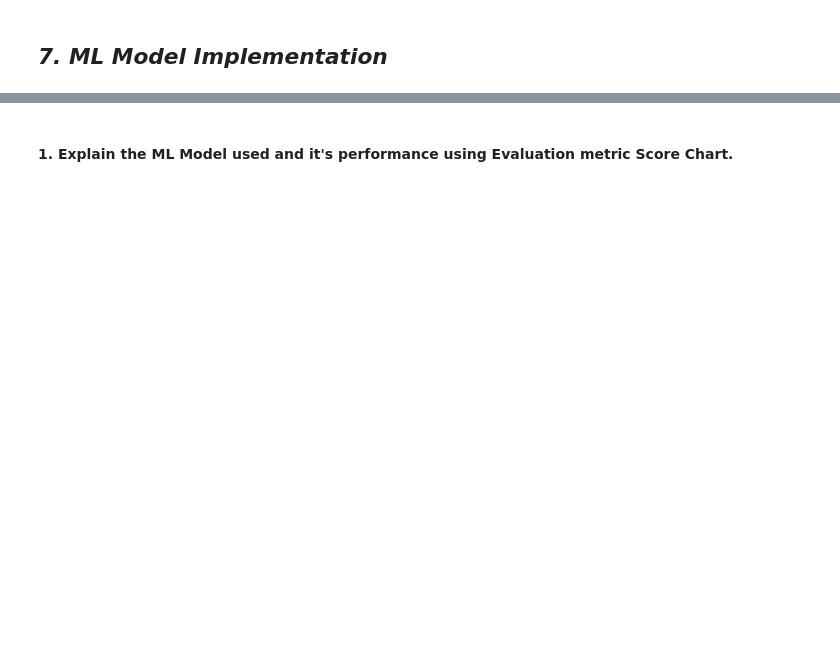
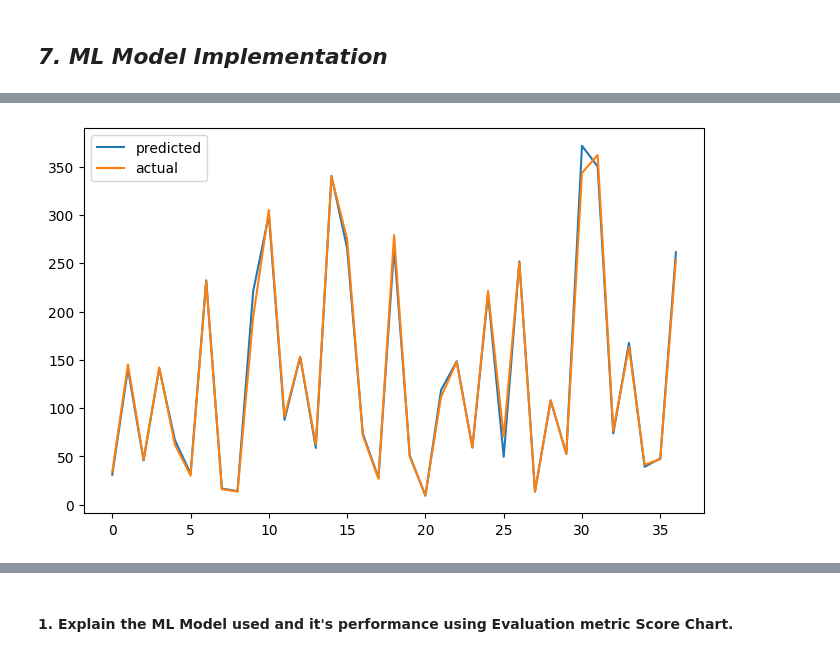
Before and after one commit to dipali-solake/Machine-learning, a Jupyter notebook: Yes_Bank_Stock_Closing_Price_prediction.ipynb, the cells around one changed output, grey strips where cells are left out. Saved outputs shown, nothing was run; the diff lists cells and outputs as text; code cells hidden in the pictures; blank space fills up the shorter version.

```diff
--- a/Yes_Bank_Stock_Closing_Price_prediction.ipynb
+++ b/Yes_Bank_Stock_Closing_Price_prediction.ipynb
@@ -639,0 +646,3 @@ y = np.log10(df2[dependant_variable]).values
+# %%
+# Split your data to train and test. Choose Splitting ratio wisely.
+x_train, x_test, y_train, y_test = train_test_split(x, y, test_size = 0.2, random_state = 0)
@@ -644,2 +655,7 @@ y = np.log10(df2[dependant_variable]).values
+# %%
+# Scaling your data
+scalar = MinMaxScaler()
+x_train = scalar.fit_transform(x_train)
+x_test = scalar.transform(x_test)
 # %% [markdown]
 ##### Which method have you used to scale you data and why?
@@ -682,6 +669,6 @@ Answer Here.
 # %%
 # ML Model - 1 Implementation
+regressor = LinearRegression()
 
 # Fit the Algorithm
-
-# Predict on the model
+regressor.fit(x_train, y_train)
@@ -687,0 +685,4 @@ Answer Here.
+# %%
+y_pred_train = regressor.predict(x_train)
+#predicting the result
+y_pred = regressor.predict(x_test)
@@ -687,0 +720,9 @@ Answer Here.
+# %%
+# VISUALIZE THE COMPARISON BETWEEN ACTUAL VALUES AND PREDICTED VALUES
+plt.figure(figsize=(8,5))
+plt.plot(10**(y_pred))
+plt.plot(np.array(10**(y_test)))
+plt.legend(['predicted', 'actual'])
+plt.show()
+# %% [output]
+[figure, added]
```
Also changed, not shown: parts of 70 cells of this notebook.
